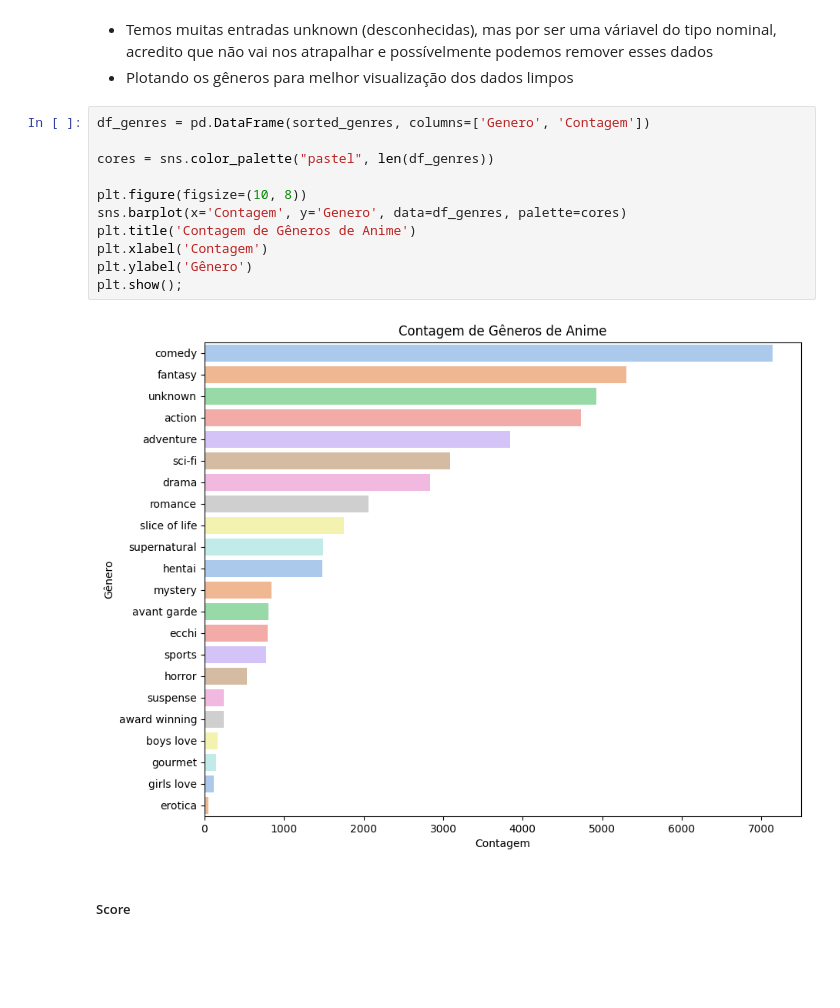
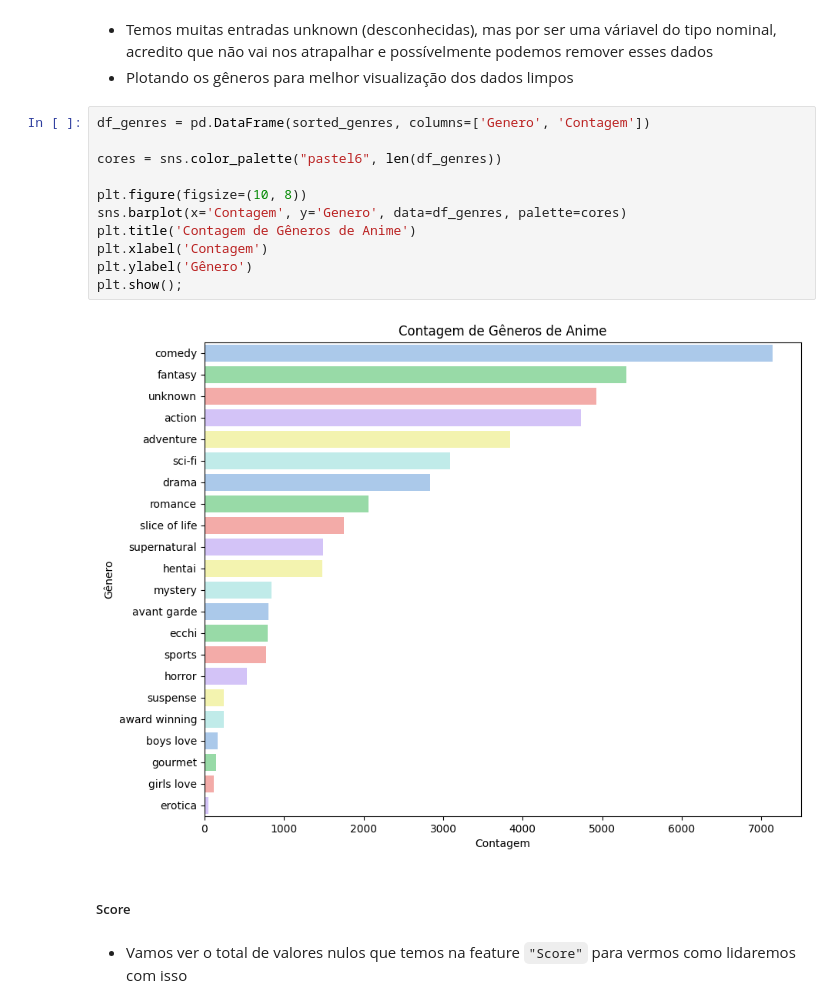
Before and after one commit to guievbs/anime-insights, a Jupyter notebook: notebooks/analise.ipynb, the cells around one changed output. Saved outputs shown, nothing was run; the diff lists cells and outputs as text; blank space fills up the shorter version.

```diff
--- a/notebooks/analise.ipynb
+++ b/notebooks/analise.ipynb
@@ -192,15 +210,17 @@ for i, (genero, contagem) in enumerate(sorted_genres, start=1):
 # %%
 df_genres = pd.DataFrame(sorted_genres, columns=['Genero', 'Contagem'])
 
-cores = sns.color_palette("pastel", len(df_genres))
+cores = sns.color_palette("pastel6", len(df_genres))
 
 plt.figure(figsize=(10, 8))
 sns.barplot(x='Contagem', y='Genero', data=df_genres, palette=cores)
 plt.title('Contagem de Gêneros de Anime')
 plt.xlabel('Contagem')
 plt.ylabel('Gênero')
 plt.show();
 # %% [output]
-[figure, old version]
+[figure, new version]
 # %% [markdown]
 ##### Score
+# %% [markdown]
+- Vamos ver o total de valores nulos que temos na feature `"Score"` para vermos como lidaremos com isso
```
Also changed, not shown: parts of 6 cells of this notebook.
